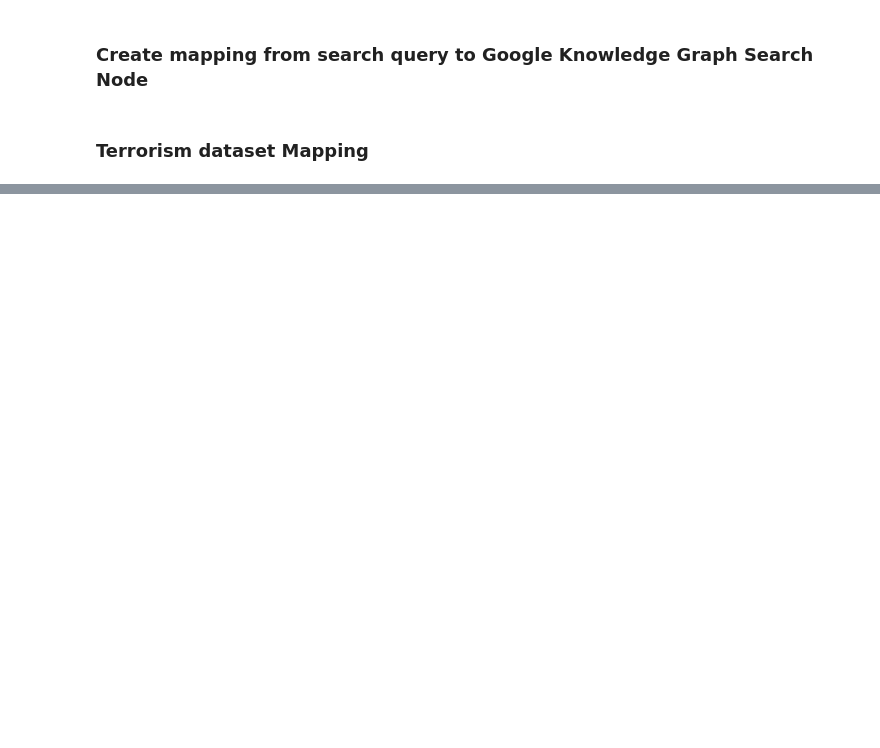
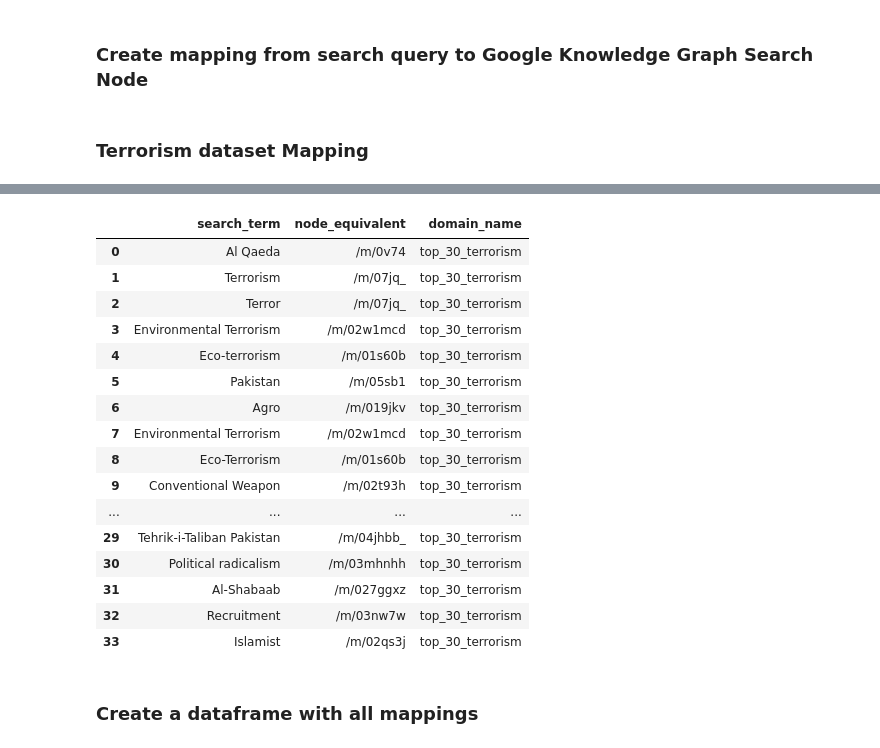
Before and after one commit to epfl-ada/ada-2020-project-milestone-p3-p3_pada1, a Jupyter notebook: find_search_terms.ipynb, the cells around one changed output, grey strips where cells are left out. Saved outputs shown, nothing was run; the diff lists cells and outputs as text; code cells hidden in the pictures; blank space fills up the shorter version.

```diff
--- a/find_search_terms.ipynb
+++ b/find_search_terms.ipynb
@@ -141,0 +329,23 @@ terrorism_mapping_df # les /g/ marchent pas mhhh
+# %%
+top_30_terrorism_mapping_df = clean_non_firebase_nodes_ids(top_30_terrorism_mapping_df)
+top_30_terrorism_mapping_df
+# %% [output]
+|  | search_term | node_equivalent | domain_name |
+| 0 | Al Qaeda | /m/0v74 | top_30_terrorism |
+| 1 | Terrorism | /m/07jq_ | top_30_terrorism |
+| 2 | Terror | /m/07jq_ | top_30_terrorism |
+| 3 | Environmental Terrorism | /m/02w1mcd | top_30_terrorism |
+| 4 | Eco-terrorism | /m/01s60b | top_30_terrorism |
+| 5 | Pakistan | /m/05sb1 | top_30_terrorism |
+| 6 | Agro | /m/019jkv | top_30_terrorism |
+| 7 | Environmental Terrorism | /m/02w1mcd | top_30_terrorism |
+| 8 | Eco-Terrorism | /m/01s60b | top_30_terrorism |
+| 9 | Conventional Weapon | /m/02t93h | top_30_terrorism |
+| ... | ... | ... | ... |
+| 29 | Tehrik-i-Taliban Pakistan | /m/04jhbb_ | top_30_terrorism |
+| 30 | Political radicalism | /m/03mhnhh | top_30_terrorism |
+| 31 | Al-Shabaab | /m/027ggxz | top_30_terrorism |
+| 32 | Recruitment | /m/03nw7w | top_30_terrorism |
+| 33 | Islamist | /m/02qs3j | top_30_terrorism |
+# %% [markdown]
+### Create a dataframe with all mappings
```
Also changed, not shown: parts of 16 cells of this notebook, 3 other files.
